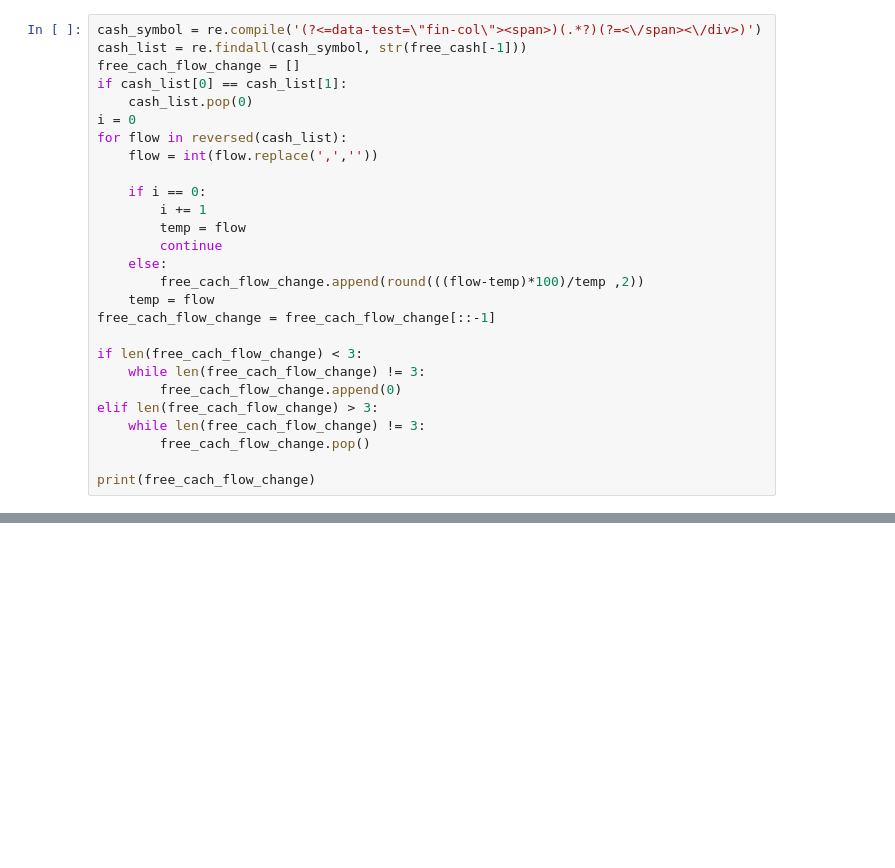
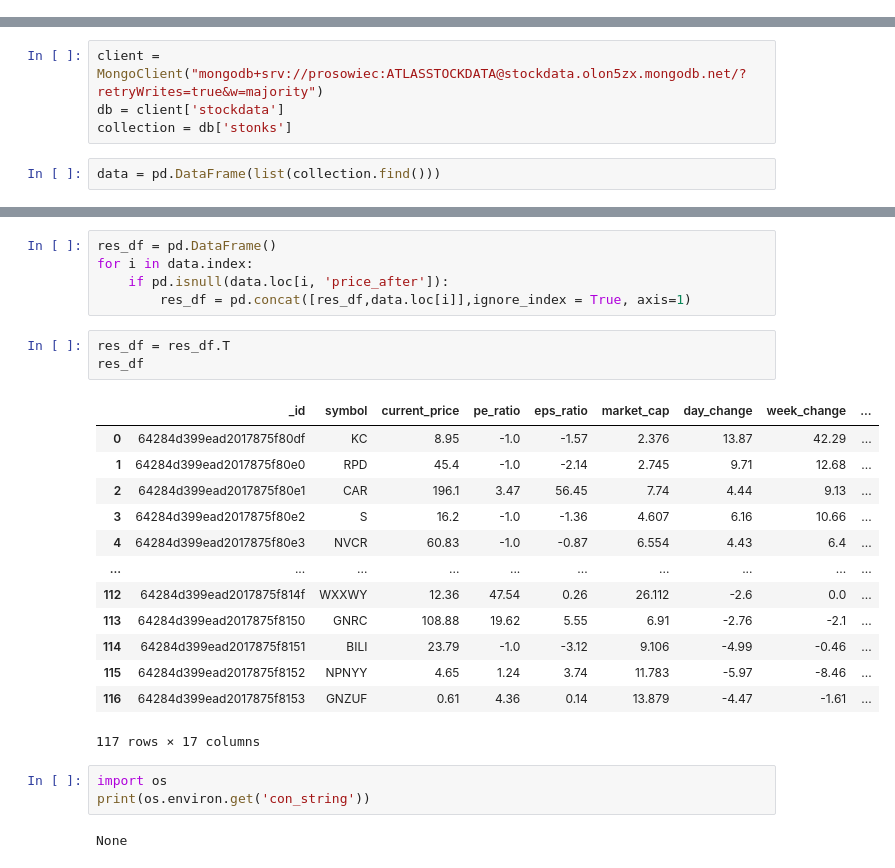
Before and after one commit to prosowiec/stock_ml, a Jupyter notebook: test.ipynb, the cells around one changed output, grey strips where cells are left out. Cells and saved outputs as stored; diff of their text form; blank space fills up the shorter version.

Commit message:
Add mongodb

```diff
--- a/test.ipynb
+++ b/test.ipynb
@@ -136,27 +0,0 @@ print(free_cash[-1])
-# %%
-cash_symbol = re.compile('(?<=data-test=\"fin-col\"><span>)(.*?)(?=<\/span><\/div>)')
-cash_list = re.findall(cash_symbol, str(free_cash[-1]))
-free_cach_flow_change = []
-if cash_list[0] == cash_list[1]:
-    cash_list.pop(0)
-i = 0
-for flow in reversed(cash_list):
-    flow = int(flow.replace(',',''))
-
-    if i == 0:
-        i += 1
-        temp = flow
-        continue
-    else:
-        free_cach_flow_change.append(round(((flow-temp)*100)/temp ,2))
-    temp = flow
-free_cach_flow_change = free_cach_flow_change[::-1]
-
-if len(free_cach_flow_change) < 3:
-    while len(free_cach_flow_change) != 3:
-        free_cach_flow_change.append(0)
-elif len(free_cach_flow_change) > 3:
-    while len(free_cach_flow_change) != 3:
-        free_cach_flow_change.pop()
-
-print(free_cach_flow_change)
@@ -212,0 +51,6 @@ print(year_change)
+# %%
+client =  MongoClient("mongodb+srv://prosowiec:ATLASSTOCKDATA@stockdata.olon5zx.mongodb.net/?retryWrites=true&w=majority")
+db = client['stockdata']
+collection = db['stonks']
+# %%
+data = pd.DataFrame(list(collection.find()))
@@ -212,0 +73,27 @@ print(year_change)
+# %%
+res_df = pd.DataFrame()
+for i in data.index:
+    if pd.isnull(data.loc[i, 'price_after']):
+        res_df = pd.concat([res_df,data.loc[i]],ignore_index = True, axis=1)
+# %%
+res_df = res_df.T
+res_df
+# %% [output]
+|  | _id | symbol | current_price | pe_ratio | eps_ratio | market_cap | day_change | week_change | ... |
+| 0 | 64284d399ead2017875f80df | KC | 8.95 | -1.0 | -1.57 | 2.376 | 13.87 | 42.29 | ... |
+| 1 | 64284d399ead2017875f80e0 | RPD | 45.4 | -1.0 | -2.14 | 2.745 | 9.71 | 12.68 | ... |
+| 2 | 64284d399ead2017875f80e1 | CAR | 196.1 | 3.47 | 56.45 | 7.74 | 4.44 | 9.13 | ... |
+| 3 | 64284d399ead2017875f80e2 | S | 16.2 | -1.0 | -1.36 | 4.607 | 6.16 | 10.66 | ... |
+| 4 | 64284d399ead2017875f80e3 | NVCR | 60.83 | -1.0 | -0.87 | 6.554 | 4.43 | 6.4 | ... |
+| ... | ... | ... | ... | ... | ... | ... | ... | ... | ... |
+| 112 | 64284d399ead2017875f814f | WXXWY | 12.36 | 47.54 | 0.26 | 26.112 | -2.6 | 0.0 | ... |
+| 113 | 64284d399ead2017875f8150 | GNRC | 108.88 | 19.62 | 5.55 | 6.91 | -2.76 | -2.1 | ... |
+| 114 | 64284d399ead2017875f8151 | BILI | 23.79 | -1.0 | -3.12 | 9.106 | -4.99 | -0.46 | ... |
+| 115 | 64284d399ead2017875f8152 | NPNYY | 4.65 | 1.24 | 3.74 | 11.783 | -5.97 | -8.46 | ... |
+| 116 | 64284d399ead2017875f8153 | GNZUF | 0.61 | 4.36 | 0.14 | 13.879 | -4.47 | -1.61 | ... |
+117 rows × 17 columns
+# %%
+import os
+print(os.environ.get('con_string'))
+# %% [output]
+None
```
Also changed, not shown: parts of 22 cells of this notebook, 4 other files.
